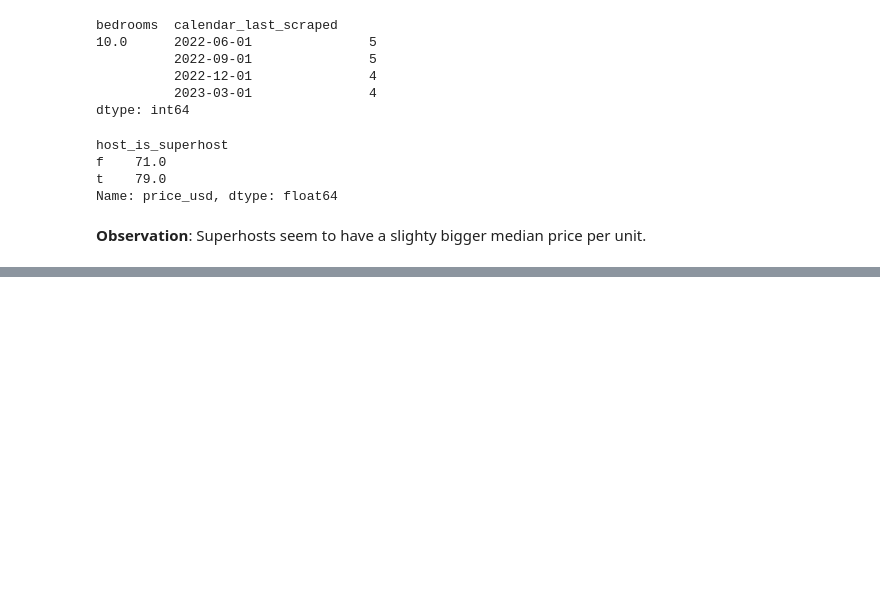
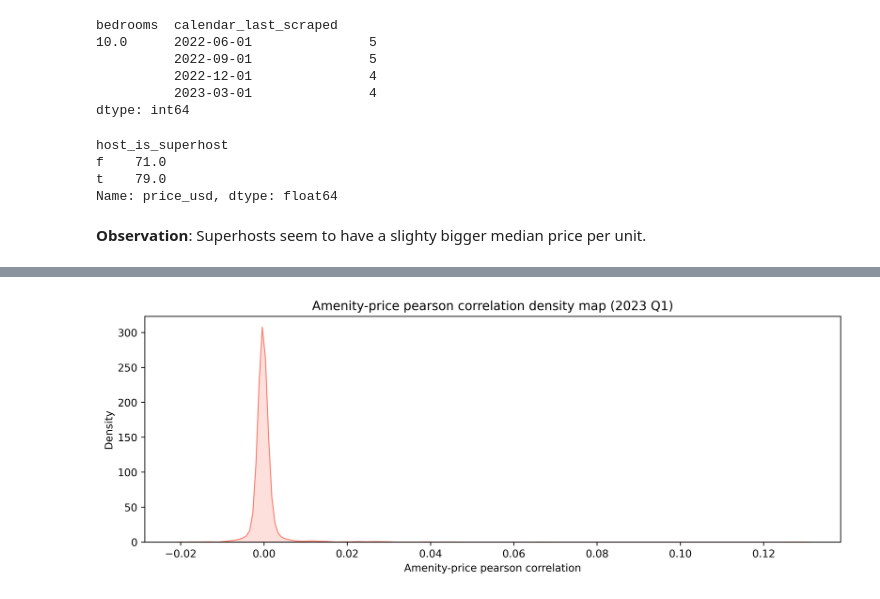
Before and after one commit to bruno-f7s/portfolio, a Jupyter notebook: airbnb-porto-2023/airbnb-porto-2023-eda.ipynb, the cells around one changed output, grey strips where cells are left out. Drawn from its saved outputs; the diff is of its cells as text; code cells hidden in the pictures; blank space fills up the shorter version.

```diff
--- a/airbnb-porto-2023/airbnb-porto-2023-eda.ipynb
+++ b/airbnb-porto-2023/airbnb-porto-2023-eda.ipynb
@@ -1060,0 +973,8 @@ amenities_count.reset_index()
+# %%
+# Transform the amenities column into dummy variables of 1 and 0
+
+# Create an instance of MultiLabelBinarizer
+mlb = MultiLabelBinarizer()
+
+# Fit and transform the amenities column
+dummy_df = pd.DataFrame(mlb.fit_transform(target_df['amenities'].apply(lambda x: list(x.split(",")))), columns=mlb.classes_)
@@ -1060,0 +1056,4 @@ amenities_count.reset_index()
+# %%
+# add the price column to the amenities dataframe resulted from the MultiLabelBinarizer
+dummy_df["price_usd"] = target_df["price_usd"]
+dummy_df.head(3)
@@ -1060,0 +1066,9 @@ amenities_count.reset_index()
+# %%
+#calculate the correlation between each amenity and the price
+amenity_corr = dummy_df.corr()['price_usd']
+
+#remove the price from the correlation analysis as it is 1
+amenity_corr = amenity_corr.reset_index()
+amenity_corr = amenity_corr[amenity_corr["index"] != "price_usd"]
+
+amenity_corr.head()
@@ -1060,0 +1082,9 @@ amenities_count.reset_index()
+# %%
+#Print the amenity-price pearson correlation density map
+plt.figure(figsize=(12,4),dpi=500)
+plt.xlabel('Amenity-price pearson correlation')
+plt.title('Amenity-price pearson correlation density map (2023 Q1)')
+
+sns.kdeplot(x=amenity_corr["price_usd"],color="salmon", shade=True);
+# %% [output]
+[figure, added]
```
Also changed, not shown: parts of 129 cells of this notebook.
